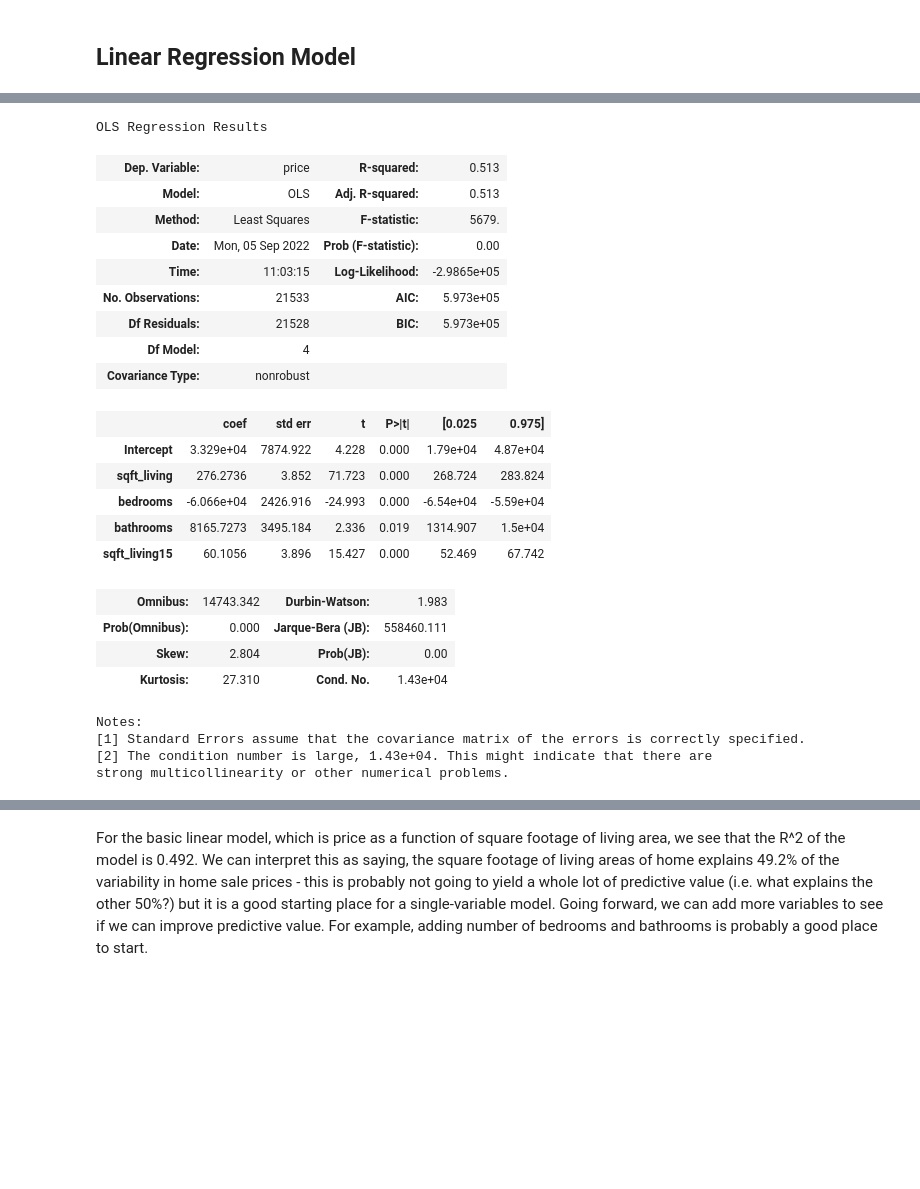
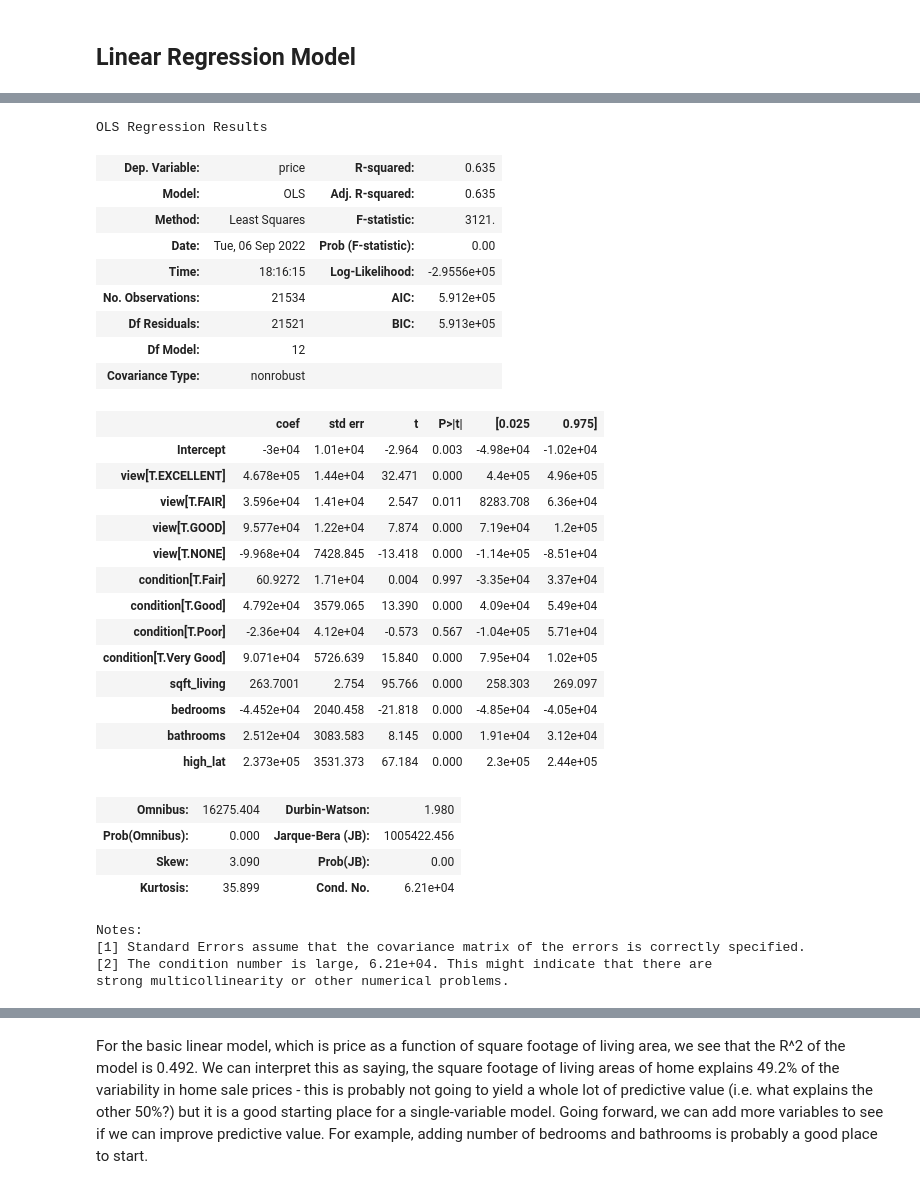
Before and after one commit to adobronyi/king_county_real_estate, a Jupyter notebook: student.ipynb, the cells around one changed output, grey strips where cells are left out. Saved outputs shown, nothing was run; the diff lists cells and outputs as text; code cells hidden in the pictures; blank space fills up the shorter version.

```diff
--- a/student.ipynb
+++ b/student.ipynb
@@ -425,30 +454,38 @@ Notes:
 # %%
 # MODEL 2: log_price ~ log_sqft_living + bedrooms + bathrooms
-formula = 'price ~ sqft_living + bedrooms + bathrooms + sqft_living15'
+formula = 'price ~ sqft_living + bedrooms + bathrooms + high_lat + view + condition'
 model = ols(formula=formula, data=df_new).fit()
 model.summary()
 # %% [output]
 OLS Regression Results
-| Dep. Variable: | price | R-squared: | 0.513 |
-| Model: | OLS | Adj. R-squared: | 0.513 |
-| Method: | Least Squares | F-statistic: | 5679. |
-| Date: | Mon, 05 Sep 2022 | Prob (F-statistic): | 0.00 |
-| Time: | 11:03:15 | Log-Likelihood: | -2.9865e+05 |
-| No. Observations: | 21533 | AIC: | 5.973e+05 |
-| Df Residuals: | 21528 | BIC: | 5.973e+05 |
-| Df Model: | 4 |  |  |
+| Dep. Variable: | price | R-squared: | 0.635 |
+| Model: | OLS | Adj. R-squared: | 0.635 |
+| Method: | Least Squares | F-statistic: | 3121. |
+| Date: | Tue, 06 Sep 2022 | Prob (F-statistic): | 0.00 |
+| Time: | 18:16:15 | Log-Likelihood: | -2.9556e+05 |
+| No. Observations: | 21534 | AIC: | 5.912e+05 |
+| Df Residuals: | 21521 | BIC: | 5.913e+05 |
+| Df Model: | 12 |  |  |
 | Covariance Type: | nonrobust |  |  |
 |  | coef | std err | t | P>|t| | [0.025 | 0.975] |
-| Intercept | 3.329e+04 | 7874.922 | 4.228 | 0.000 | 1.79e+04 | 4.87e+04 |
-| sqft_living | 276.2736 | 3.852 | 71.723 | 0.000 | 268.724 | 283.824 |
-| bedrooms | -6.066e+04 | 2426.916 | -24.993 | 0.000 | -6.54e+04 | -5.59e+04 |
-| bathrooms | 8165.7273 | 3495.184 | 2.336 | 0.019 | 1314.907 | 1.5e+04 |
-| sqft_living15 | 60.1056 | 3.896 | 15.427 | 0.000 | 52.469 | 67.742 |
+| Intercept | -3e+04 | 1.01e+04 | -2.964 | 0.003 | -4.98e+04 | -1.02e+04 |
+| view[T.EXCELLENT] | 4.678e+05 | 1.44e+04 | 32.471 | 0.000 | 4.4e+05 | 4.96e+05 |
+| view[T.FAIR] | 3.596e+04 | 1.41e+04 | 2.547 | 0.011 | 8283.708 | 6.36e+04 |
+| view[T.GOOD] | 9.577e+04 | 1.22e+04 | 7.874 | 0.000 | 7.19e+04 | 1.2e+05 |
+| view[T.NONE] | -9.968e+04 | 7428.845 | -13.418 | 0.000 | -1.14e+05 | -8.51e+04 |
+| condition[T.Fair] | 60.9272 | 1.71e+04 | 0.004 | 0.997 | -3.35e+04 | 3.37e+04 |
+| condition[T.Good] | 4.792e+04 | 3579.065 | 13.390 | 0.000 | 4.09e+04 | 5.49e+04 |
+| condition[T.Poor] | -2.36e+04 | 4.12e+04 | -0.573 | 0.567 | -1.04e+05 | 5.71e+04 |
+| condition[T.Very Good] | 9.071e+04 | 5726.639 | 15.840 | 0.000 | 7.95e+04 | 1.02e+05 |
+| sqft_living | 263.7001 | 2.754 | 95.766 | 0.000 | 258.303 | 269.097 |
+| bedrooms | -4.452e+04 | 2040.458 | -21.818 | 0.000 | -4.85e+04 | -4.05e+04 |
+| bathrooms | 2.512e+04 | 3083.583 | 8.145 | 0.000 | 1.91e+04 | 3.12e+04 |
+| high_lat | 2.373e+05 | 3531.373 | 67.184 | 0.000 | 2.3e+05 | 2.44e+05 |
-| Omnibus: | 14743.342 | Durbin-Watson: | 1.983 |
-| Prob(Omnibus): | 0.000 | Jarque-Bera (JB): | 558460.111 |
-| Skew: | 2.804 | Prob(JB): | 0.00 |
-| Kurtosis: | 27.310 | Cond. No. | 1.43e+04 |
+| Omnibus: | 16275.404 | Durbin-Watson: | 1.980 |
+| Prob(Omnibus): | 0.000 | Jarque-Bera (JB): | 1005422.456 |
+| Skew: | 3.090 | Prob(JB): | 0.00 |
+| Kurtosis: | 35.899 | Cond. No. | 6.21e+04 |
 Notes:
 [1] Standard Errors assume that the covariance matrix of the errors is correctly specified.
-[2] The condition number is large, 1.43e+04. This might indicate that there are
+[2] The condition number is large, 6.21e+04. This might indicate that there are
 strong multicollinearity or other numerical problems.
```
Also changed, not shown: parts of 32 cells of this notebook.
